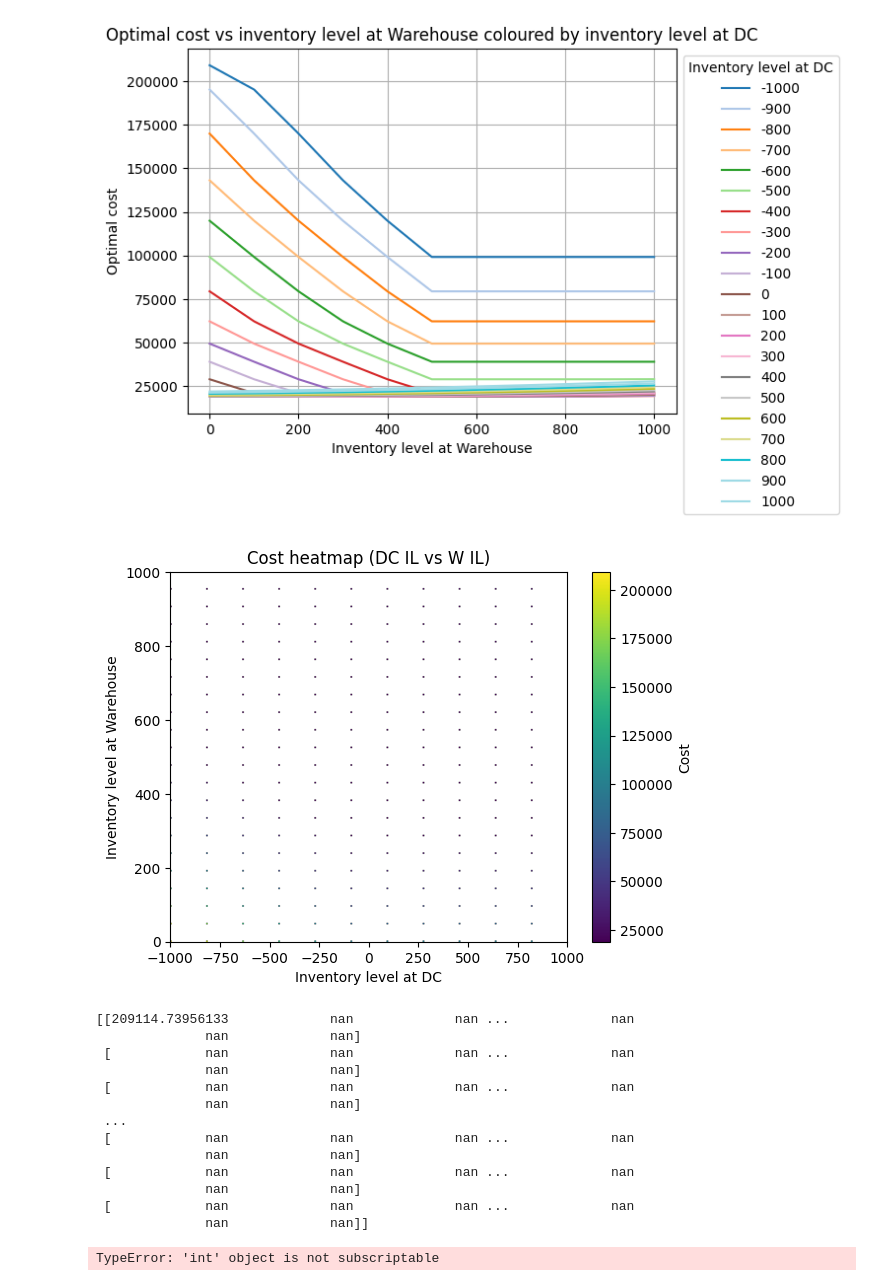
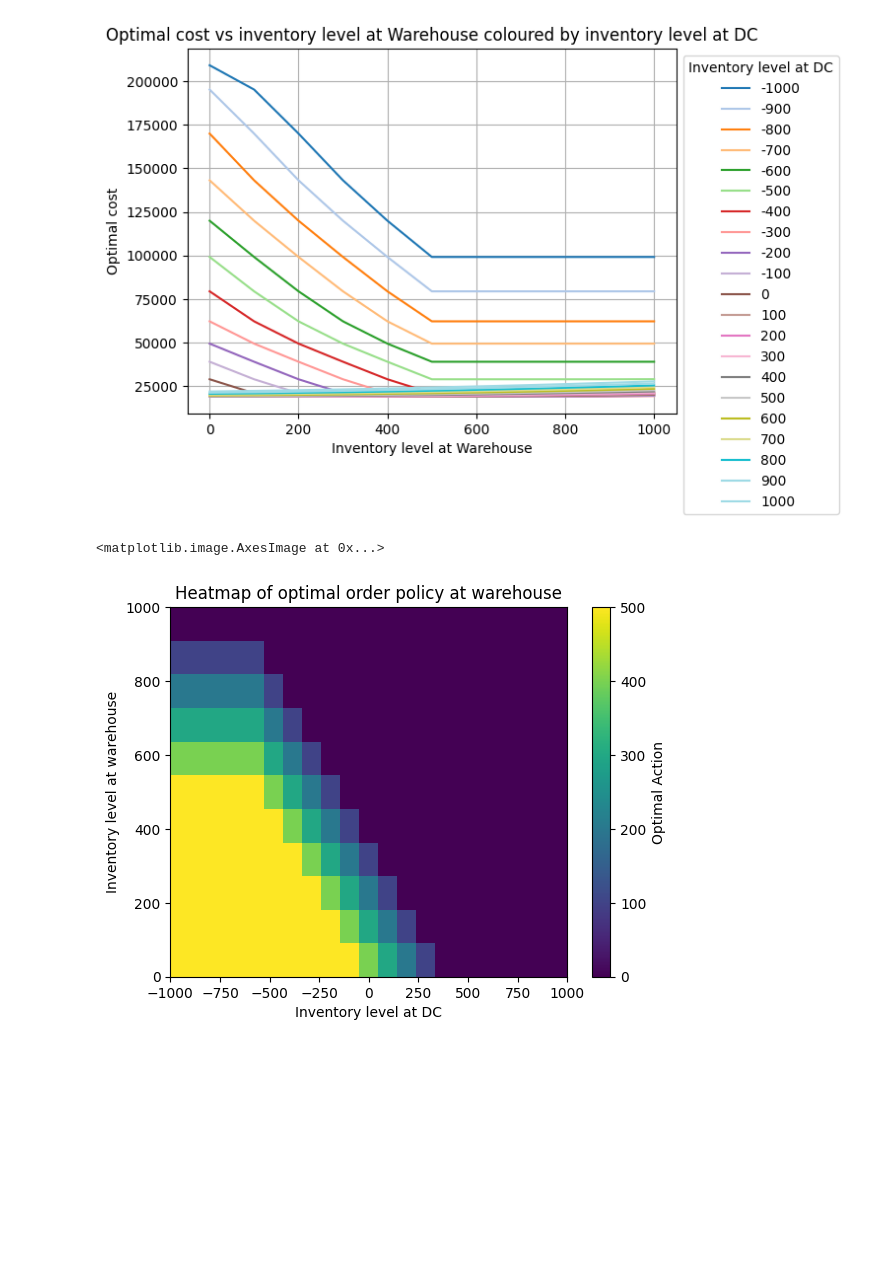
Before and after one commit to turtlesoul25/STOR-i_IM_PhDResearchProposal, a Jupyter notebook: Solve2echMDP.ipynb, the cells around one changed output. Drawn from its saved outputs; the diff is of its cells as text; code cells hidden in the pictures; blank space fills up the shorter version.

Commit message:
Done with centralised system heatmaps, next to start decentralised system

```diff
--- a/Solve2echMDP.ipynb
+++ b/Solve2echMDP.ipynb
@@ -348,50 +302,34 @@ for il, pol in c0_optimal_policy.items():
 # plt.title("Optimal policy vs inventory level at DC coloured by inventory level at warehouse")
 # plt.grid()
 # plt.show()
-# %%
-dc_il_cost = sorted(key[0] for key in c0_cost_function)
-w_il_cost = sorted(key[1] for key in c0_cost_function)
-
-cost_grid = np.full((len(dc_il_cost), len(w_il_cost)), np.nan)
-for (x1, x2), cost in c0_cost_function.items():
-    cost_grid[dc_il_cost.index(x1), w_il_cost.index(x2)] = cost
-
-im = plt.imshow(cost_grid, origin="lower", cmap="viridis",
-                extent=[min(dc_il_cost), max(dc_il_cost), min(w_il_cost), max(w_il_cost)],
-                aspect="auto")
-plt.colorbar(im, label="Cost")
-plt.xlabel("Inventory level at DC")
-plt.ylabel("Inventory level at Warehouse")
-plt.title("Cost heatmap (DC IL vs W IL)")
-plt.show()
-
-print(cost_grid)
-# %% [output]
-[figure, removed]
-[[209114.73956133             nan             nan ...             nan
-              nan             nan]
- [            nan             nan             nan ...             nan
-              nan             nan]
- [            nan             nan             nan ...             nan
-              nan             nan]
- ...
- [            nan             nan             nan ...             nan
-              nan             nan]
- [            nan             nan             nan ...             nan
-              nan             nan]
- [            nan             nan             nan ...             nan
-              nan             nan]]
-# %%
-DC_il = dict((x1, []) for (x1, x2) in S)
-W_il = dict((x2, []) for (x1, x2) in S)
-for state, pol in c0_optimal_policy.items():
-    DC_il[state[0][0]].append(pol[0])
-    W_il[state[1]].append(pol[1])
-
-print(DC_il)
-print(W_il)
-
-for il in DC_il:
-    plt.scatter([il]*len(DC_il[il]), DC_il[il])
-# %% [output]
-TypeError: 'int' object is not subscriptable
+# %%
+def generate_heatmap_2ech(optimal_dict, heatmap_type="cost"):
+    # Get the inventory levels for each echelon from the optimal dictionary
+    dc_il = sorted(set(key[0] for key in optimal_dict))
+    w_il = sorted(set(key[1] for key in optimal_dict))
+
+    grid = np.zeros((len(w_il), len(dc_il)))
+    if heatmap_type == "cost":
+        figure_title = "Heatmap of minimised total cost"
+        for (x1, x2), cost in optimal_dict.items():
+            grid[w_il.index(x2), dc_il.index(x1)] = cost
+
+    else:
+        figure_title = f"Heatmap of optimal order policy at {'DC' if heatmap_type == 'dc_policy' else 'warehouse'}"
+        for (x1, x2), (pol1, pol2) in optimal_dict.items():
+            grid[w_il.index(x2), dc_il.index(x1)] = pol1 if heatmap_type=="dc_policy" else pol2
+
+    im = plt.imshow(grid, cmap="viridis", origin="lower", aspect="auto",
+                    extent=[min(dc_il), max(dc_il), min(w_il), max(w_il)])
+    plt.colorbar(im,
+                 label="Minimised Cost" if heatmap_type=="cost" else "Optimal Action")
+    plt.xlabel("Inventory level at DC")
+    plt.ylabel("Inventory level at warehouse")
+    plt.title(figure_title)
+
+    return im
+
+generate_heatmap_2ech(c0_optimal_policy, heatmap_type="w_policy")
+# %% [output]
+<matplotlib.image.AxesImage at 0x...>
+[figure, added]
```
Also changed, not shown: parts of 6 cells of this notebook.
